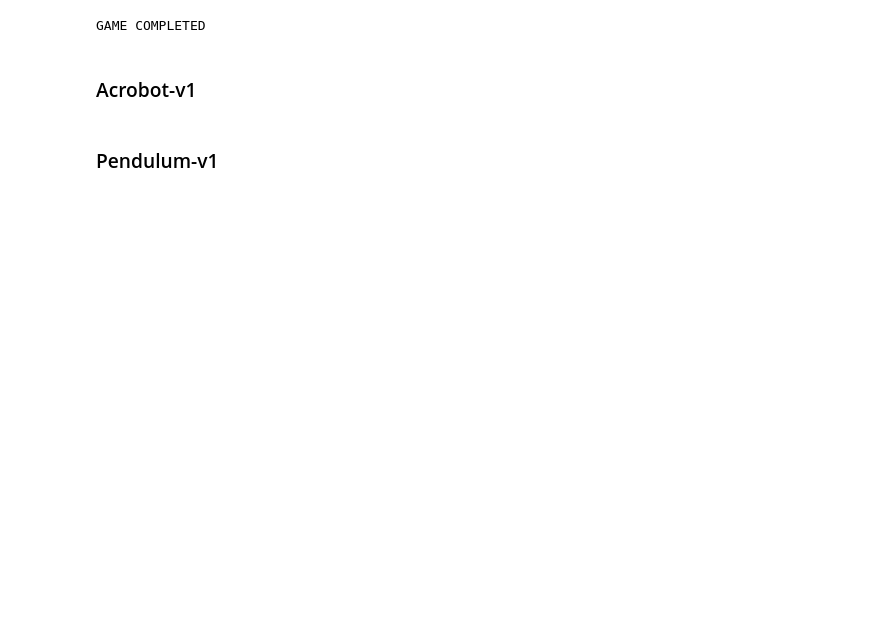
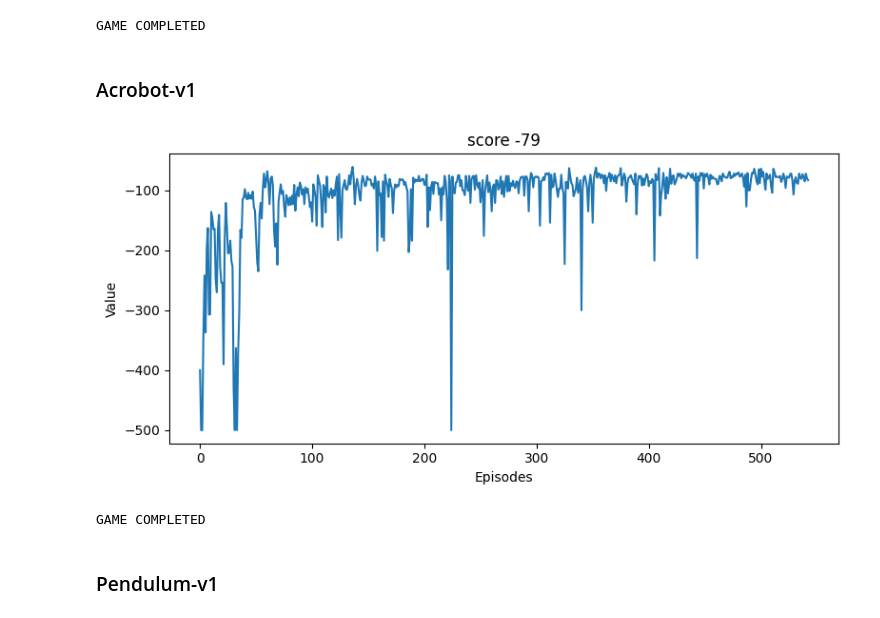
Before and after one commit to mischamez48/PRL_PPO-SAC_ImplPRL_PPO-SAC_Implementationementation, a Jupyter notebook: ppo.ipynb, the cells around one changed output. Cells and saved outputs as stored; diff of their text form; code cells hidden in the pictures; blank space fills up the shorter version.

```diff
--- a/ppo.ipynb
+++ b/ppo.ipynb
@@ -78,28 +112,33 @@ GAME COMPLETED
 # %%
 def make_env():
     # environment
     env_id = "Acrobot-v1"
     env = gym.make(env_id)
     return env
 
 agent = PPOAgent(
     make_env,
     obs_dim = 6,
     act_dim = 3,
-    gamma = 0.9,
+    gamma = 0.99,
     lamda = 0.95,
-    entropy_coef = 0.003,
-    epsilon = 0.12,
+    entropy_coef = 0.01,
+    epsilon = 0.2,
     vf_coef = 0.5,
     rollout_len = 64,
     total_rollouts = 4000,
     num_epochs = 12,
     batch_size = 32,
     continuous = False,
     solved_reward = -80,
+    actor_lr = 1e-3,
+    critic_lr = 5e-4,
 )
 
 agent.train()
+# %% [output]
+[figure, added]
+GAME COMPLETED
 # %% [markdown]
 ### Pendulum-v1
 # %%
```
Also changed, not shown: parts of 4 cells of this notebook, 3 other files.
